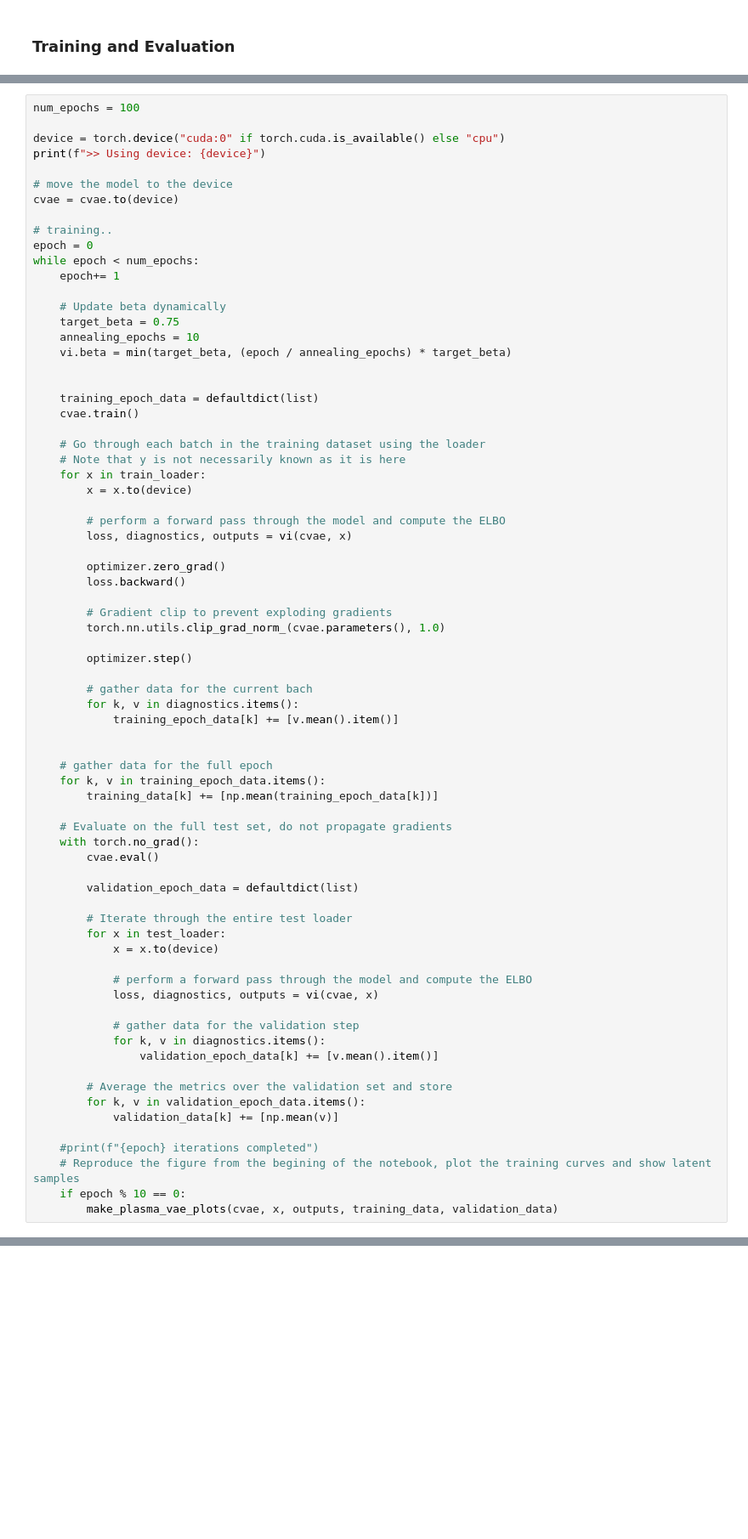
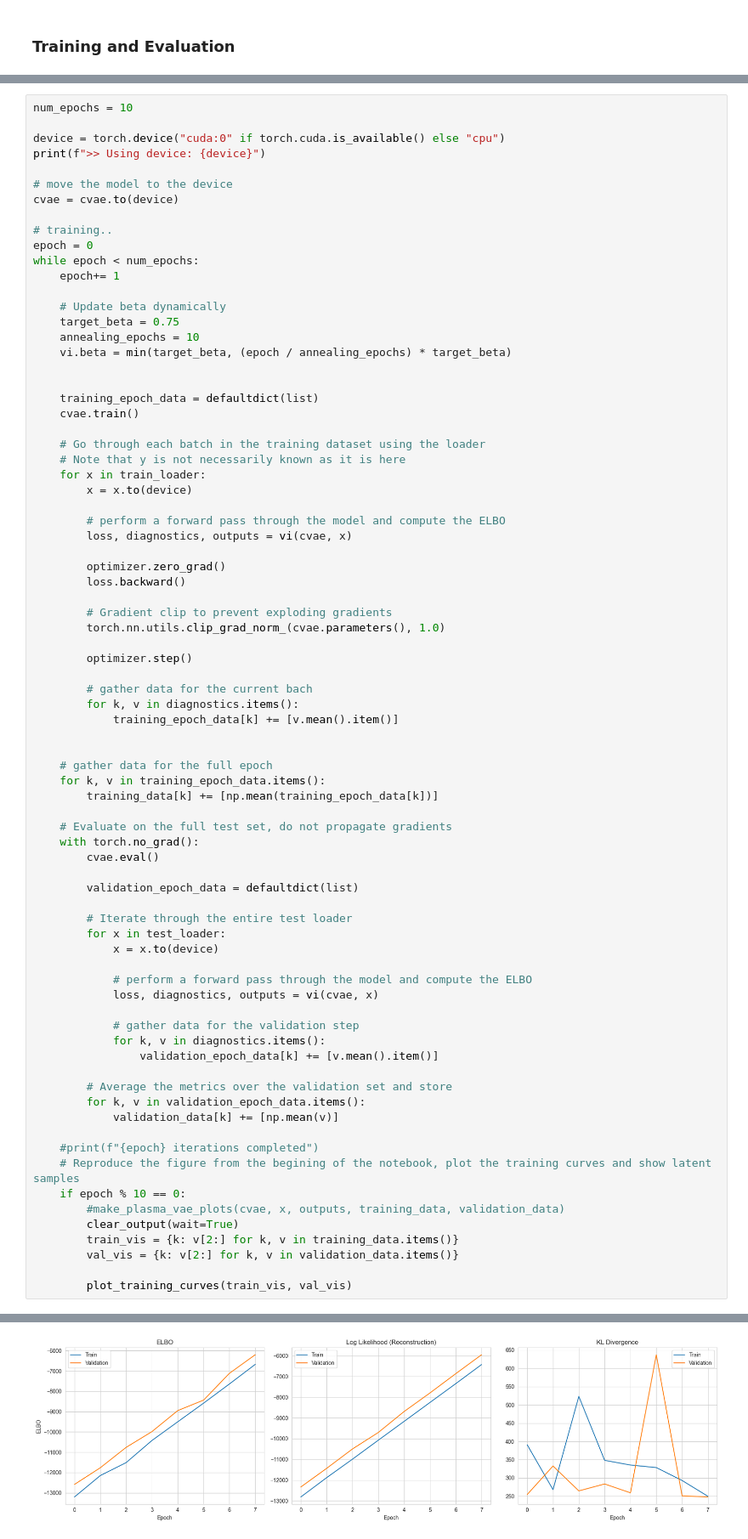
Before and after one commit to raco98/02456_Deep_Learning, a Jupyter notebook: scratch.ipynb, the cells around one changed output, grey strips where cells are left out. Shown at 85% size. Drawn from its saved outputs; the diff is of its cells as text; blank space fills up the shorter version.

```diff
--- a/scratch.ipynb
+++ b/scratch.ipynb
@@ -561,7 +449,7 @@ optimizer = torch.optim.Adam(cvae.parameters(), lr=1e-3)
 training_data = defaultdict(list)
 validation_data = defaultdict(list)
 # %%
-num_epochs = 100
+num_epochs = 10
 
 device = torch.device("cuda:0" if torch.cuda.is_available() else "cpu")
 print(f">> Using device: {device}")
@@ -632,5 +520,10 @@ while epoch < num_epochs:
     #print(f"{epoch} iterations completed")
     # Reproduce the figure from the begining of the notebook, plot the training curves and show latent samples
     if epoch % 10 == 0:
-        make_plasma_vae_plots(cvae, x, outputs, training_data, validation_data)
+        #make_plasma_vae_plots(cvae, x, outputs, training_data, validation_data)
+        clear_output(wait=True)
+        train_vis = {k: v[2:] for k, v in training_data.items()}
+        val_vis = {k: v[2:] for k, v in validation_data.items()}
+
+        plot_training_curves(train_vis, val_vis)
 # %% [output]
@@ -637,0 +530 @@ while epoch < num_epochs:
+[figure, added]
```
Also changed, not shown: parts of 13 cells of this notebook, 1 other file.
